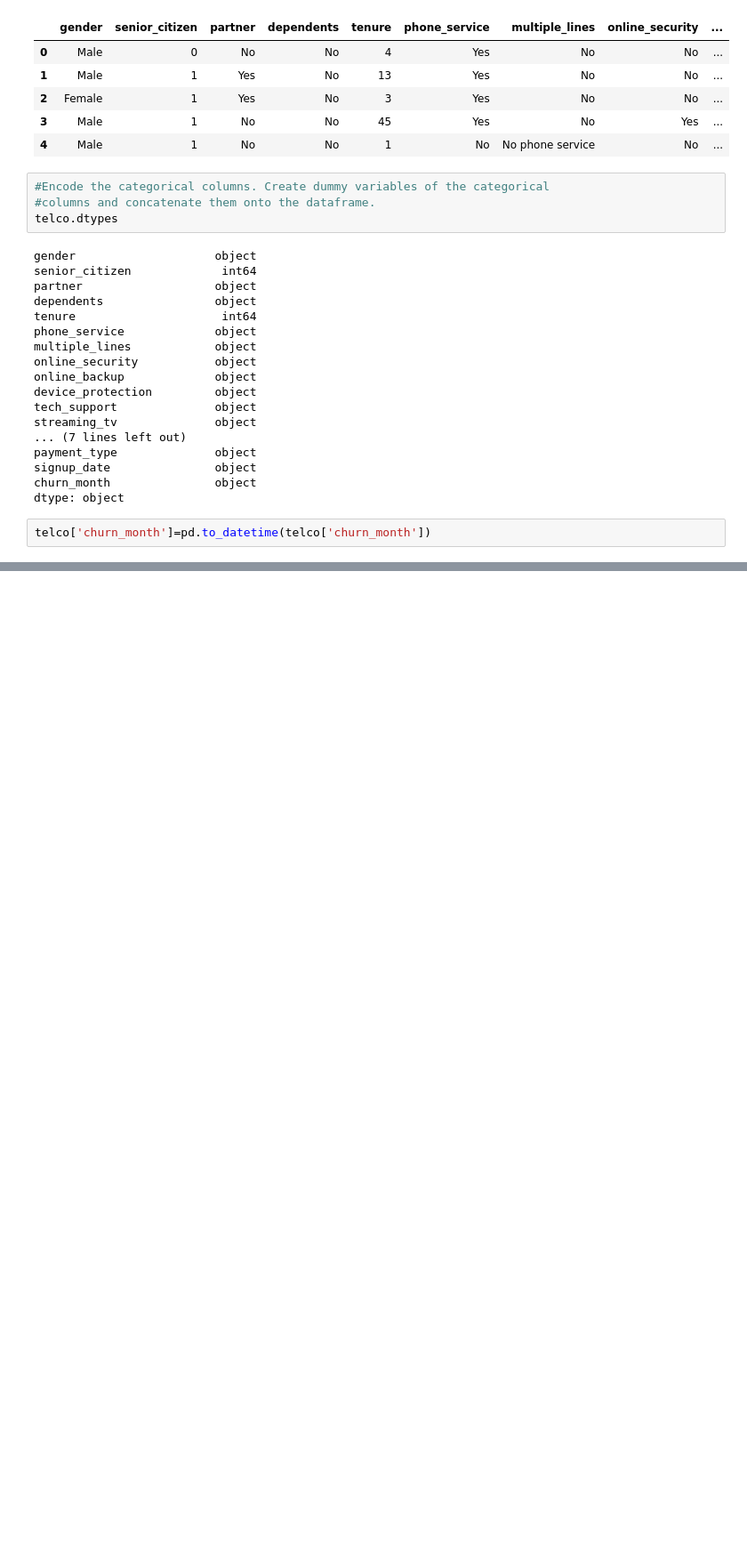
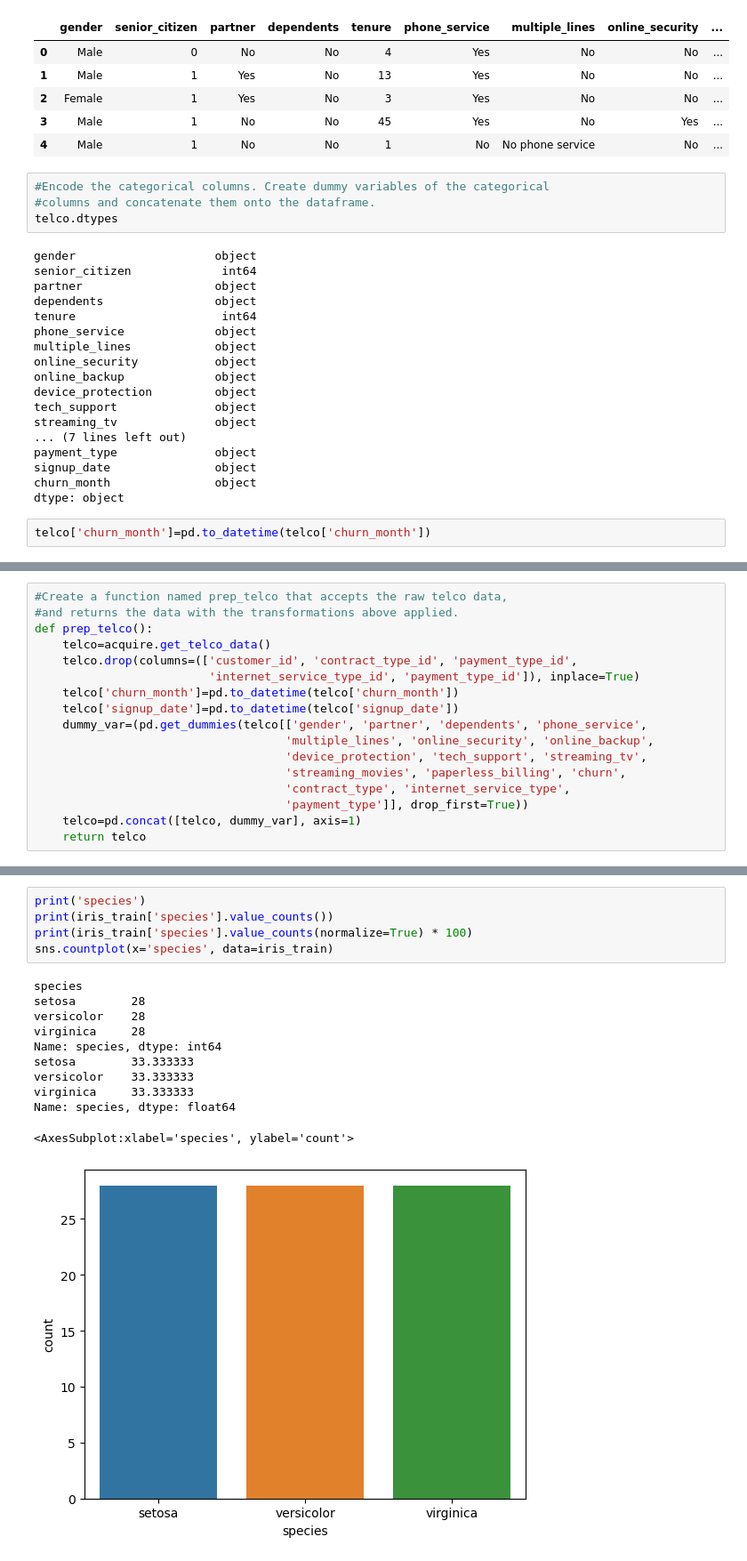
Before and after one commit to Andy-Jensen/classification-exercises, a Jupyter notebook: classification_exercises.ipynb, the cells around one changed output, grey strips where cells are left out. Shown at 89% size. Saved outputs shown, nothing was run; the diff lists cells and outputs as text; blank space fills up the shorter version.

```diff
--- a/classification_exercises.ipynb
+++ b/classification_exercises.ipynb
@@ -699,0 +557,17 @@ telco_test.head()
+# %%
+#Create a function named prep_telco that accepts the raw telco data,
+#and returns the data with the transformations above applied.
+def prep_telco():
+    telco=acquire.get_telco_data()
+    telco.drop(columns=(['customer_id', 'contract_type_id', 'payment_type_id',
+                         'internet_service_type_id', 'payment_type_id']), inplace=True)
+    telco['churn_month']=pd.to_datetime(telco['churn_month'])
+    telco['signup_date']=pd.to_datetime(telco['signup_date'])
+    dummy_var=(pd.get_dummies(telco[['gender', 'partner', 'dependents', 'phone_service',
+                                    'multiple_lines', 'online_security', 'online_backup',
+                                    'device_protection', 'tech_support', 'streaming_tv',
+                                    'streaming_movies', 'paperless_billing', 'churn',
+                                    'contract_type', 'internet_service_type',
+                                    'payment_type']], drop_first=True))
+    telco=pd.concat([telco, dummy_var], axis=1)
+    return telco
@@ -699,0 +756,17 @@ telco_test.head()
+# %%
+print('species')
+print(iris_train['species'].value_counts())
+print(iris_train['species'].value_counts(normalize=True) * 100)
+sns.countplot(x='species', data=iris_train)
+# %% [output]
+species
+setosa        28
+versicolor    28
+virginica     28
+Name: species, dtype: int64
+setosa        33.333333
+versicolor    33.333333
+virginica     33.333333
+Name: species, dtype: float64
+<AxesSubplot:xlabel='species', ylabel='count'>
+[figure, added]
```
Also changed, not shown: parts of 55 cells of this notebook.
